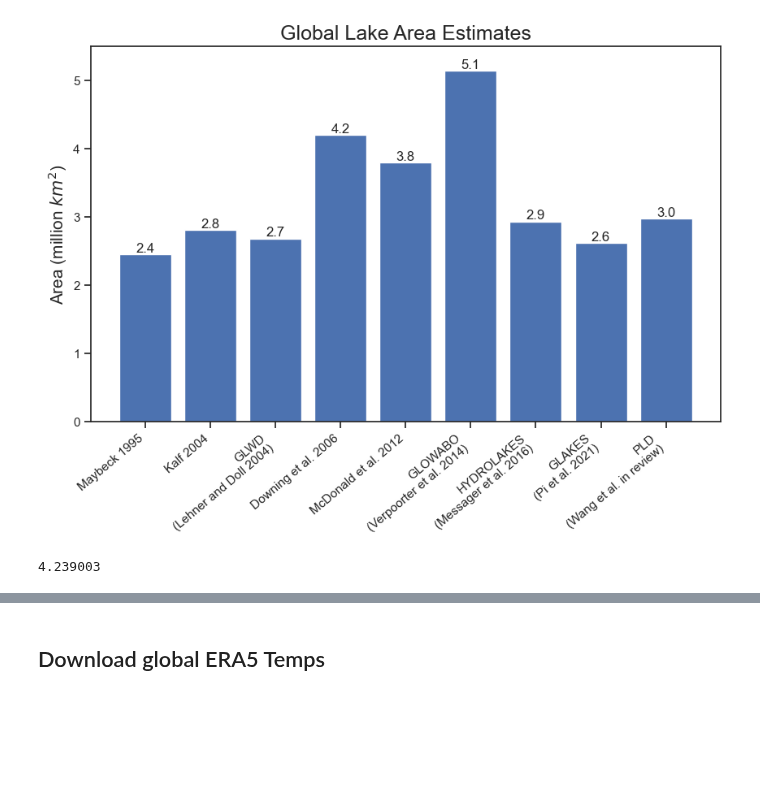
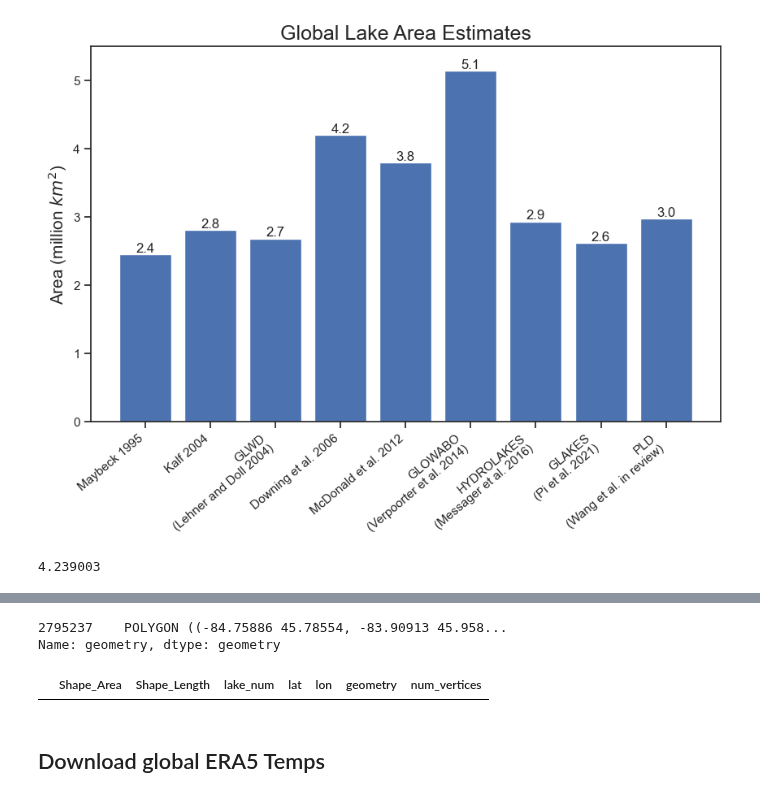
Before and after one commit to ekcomputer/lake-area, a Jupyter notebook: notebooks/global_plots.ipynb, the cells around one changed output, grey strips where cells are left out. Saved outputs shown, nothing was run; the diff lists cells and outputs as text; code cells hidden in the pictures; blank space fills up the shorter version.

```diff
--- a/notebooks/global_plots.ipynb
+++ b/notebooks/global_plots.ipynb
@@ -425,0 +437,7 @@ np.sum(d06)/1e6
+# %%
+# gdf_pld = gpd.read_file(
+#     '/Volumes/metis/Datasets/SWOT_PLD/SWOT_PLD_v103_beta/SWOT_PLD_v103_beta.shp', engine='pyogrio', )
+gdf_pld = gpd.read_file(
+    '/Volumes/metis/Datasets/SWOT_PLD/SWOT_PLD_v103_beta/SWOT_PLD_v103_beta.gdb', engine='pyogrio',
+    columns=['lake_num', 'lon', 'lat', 'Shape_Length', 'Shape_Area', 'geometry'],
+    bbox=(-180, 40, 180, 80))  # 'lake_id',
@@ -425,0 +454,17 @@ np.sum(d06)/1e6
+# %%
+from shapely.geometry import Polygon, MultiPolygon
+
+# Create a new column to store the number of vertices
+def count_vertices(geom):
+    if isinstance(geom, Polygon):
+        return len(geom.exterior.coords)
+    elif isinstance(geom, MultiPolygon):
+        return sum(len(poly.exterior.coords) for poly in geom.geoms)
+    else:
+        return 0
+
+
+gdf_pld['num_vertices'] = gdf_pld['geometry'].apply(count_vertices)
+
+# Print the number of vertices for each feature
+print(gdf_pld['num_vertices'])
@@ -425,0 +484,19 @@ np.sum(d06)/1e6
+# %%
+## Get Index of feature with lots of vertices, and confirm it matches GE error message
+idx = gdf_pld[gdf_pld.num_vertices > 500000].index
+
+## Replace the geometry of this feature with a simplified geometry
+gdf_pld.loc[idx, 'geometry'] = gdf_pld.loc[idx,
+                                           'geometry'].simplify(tolerance=150)
+
+gdf_pld.loc[idx, 'geometry']
+# %% [output]
+2795237    POLYGON ((-84.75886 45.78554, -83.90913 45.958...
+Name: geometry, dtype: geometry
+# %%
+## Rerun and confirm fix
+gdf_pld['num_vertices'] = gdf_pld['geometry'].apply(count_vertices)
+
+gdf_pld[gdf_pld.num_vertices > 500000]
+# %% [output]
+|  | Shape_Area | Shape_Length | lake_num | lat | lon | geometry | num_vertices |
```
Also changed, not shown: parts of 5 cells of this notebook.
